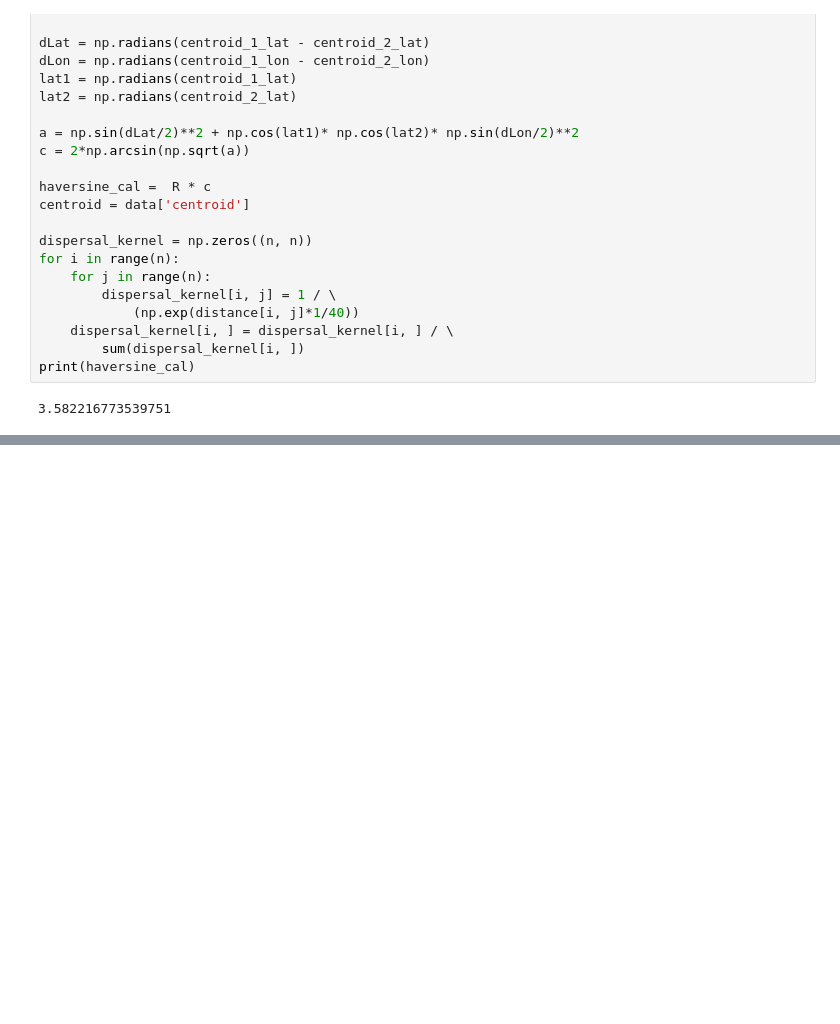
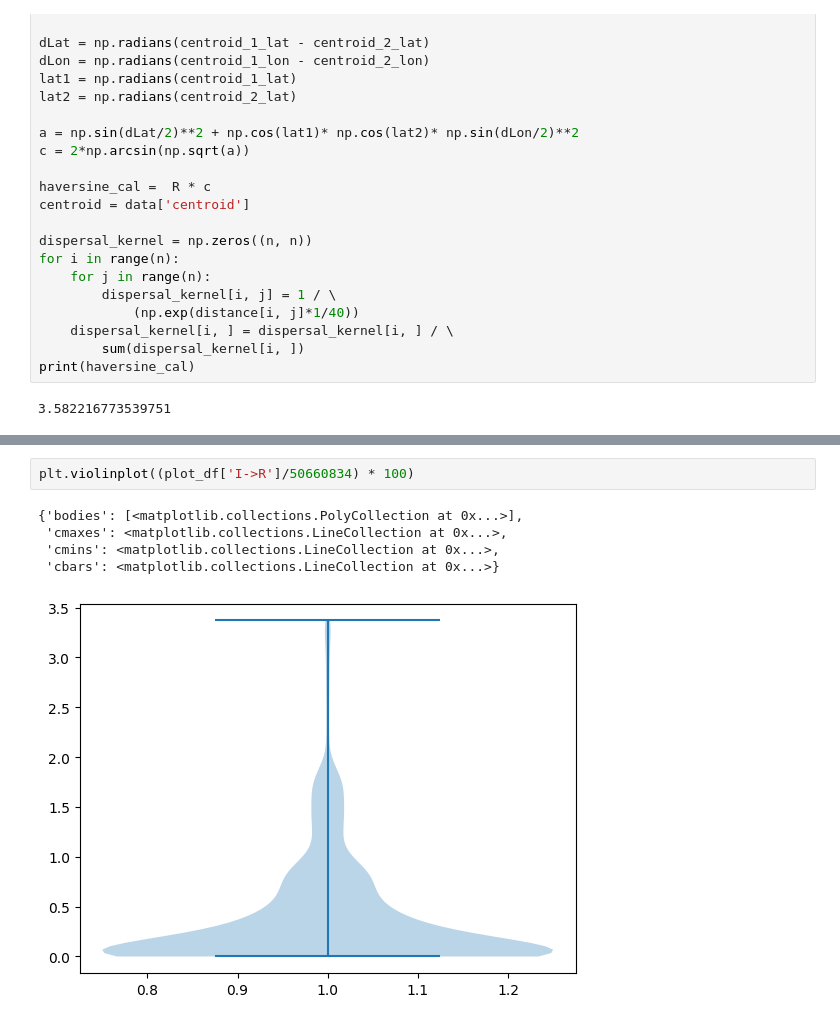
Before and after one commit to NAU-CCL/Epymorph, a Jupyter notebook: doc/devlog/scale.ipynb, the cells around one changed output, grey strips where cells are left out. Cells and saved outputs as stored; diff of their text form; blank space fills up the shorter version.

```diff
--- a/doc/devlog/scale.ipynb
+++ b/doc/devlog/scale.ipynb
@@ -205,0 +260,8 @@ print(haversine_cal)
+# %%
+plt.violinplot((plot_df['I->R']/50660834) * 100)
+# %% [output]
+{'bodies': [<matplotlib.collections.PolyCollection at 0x...>],
+ 'cmaxes': <matplotlib.collections.LineCollection at 0x...>,
+ 'cmins': <matplotlib.collections.LineCollection at 0x...>,
+ 'cbars': <matplotlib.collections.LineCollection at 0x...>}
+[figure, added]
```
Also changed, not shown: parts of 5 cells of this notebook, 3 other files.
